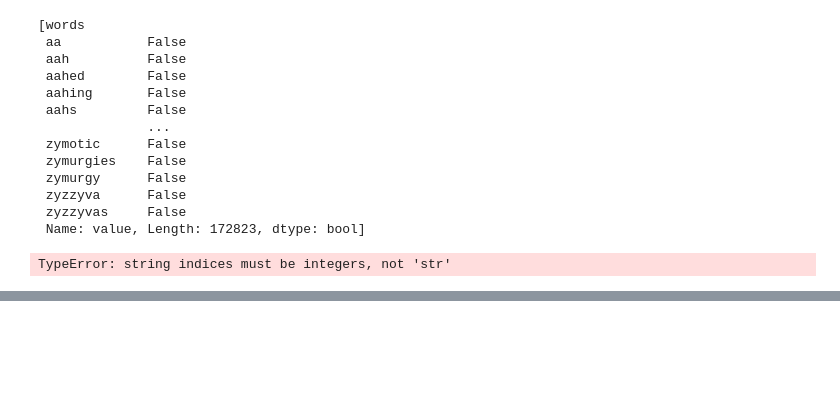
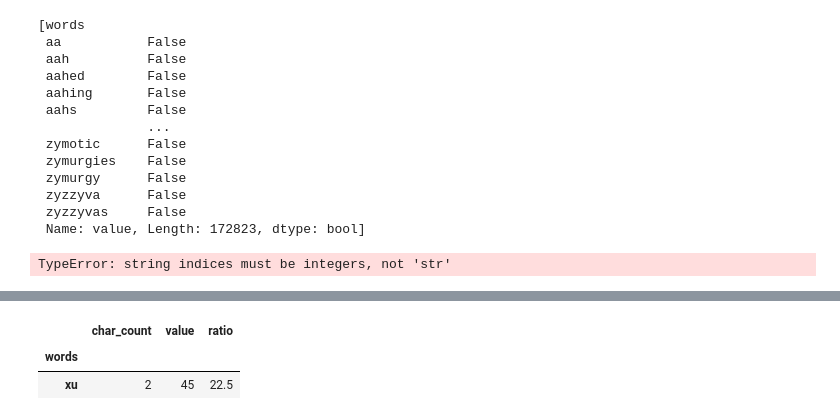
Before and after one commit to Zacks406/words_count_project, a Jupyter notebook: word_count_project.ipynb, the cells around one changed output, grey strips where cells are left out. Cells and saved outputs as stored; diff of their text form; code cells hidden in the pictures; blank space fills up the shorter version.

```diff
--- a/word_count_project.ipynb
+++ b/word_count_project.ipynb
@@ -418,0 +451,6 @@ SyntaxError: invalid syntax (2612283559.py, line 1)
+# %%
+df.loc[df["ratio"] == df["ratio"].max()]
+# %% [output]
+|  | char_count | value | ratio |
+| words |  |  |  |
+| xu | 2 | 45 | 22.5 |
```
Also changed, not shown: parts of 16 cells of this notebook.
